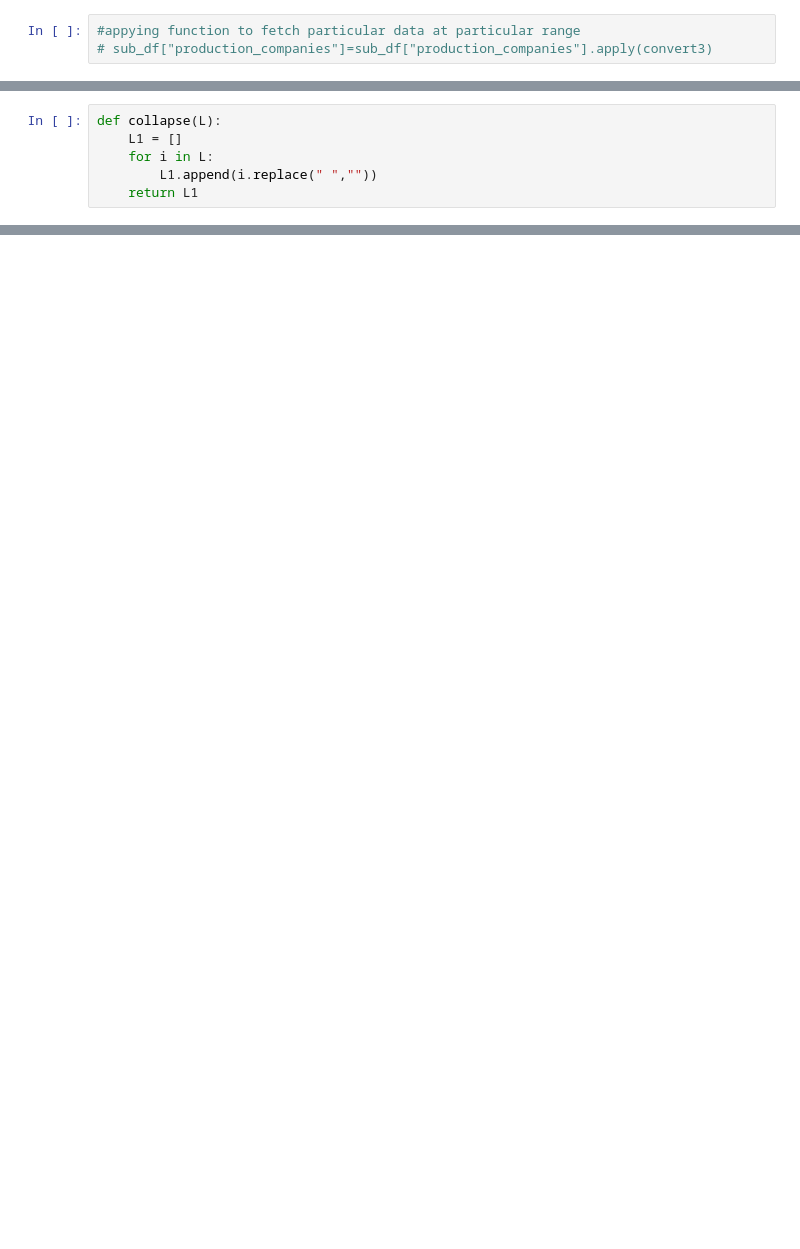
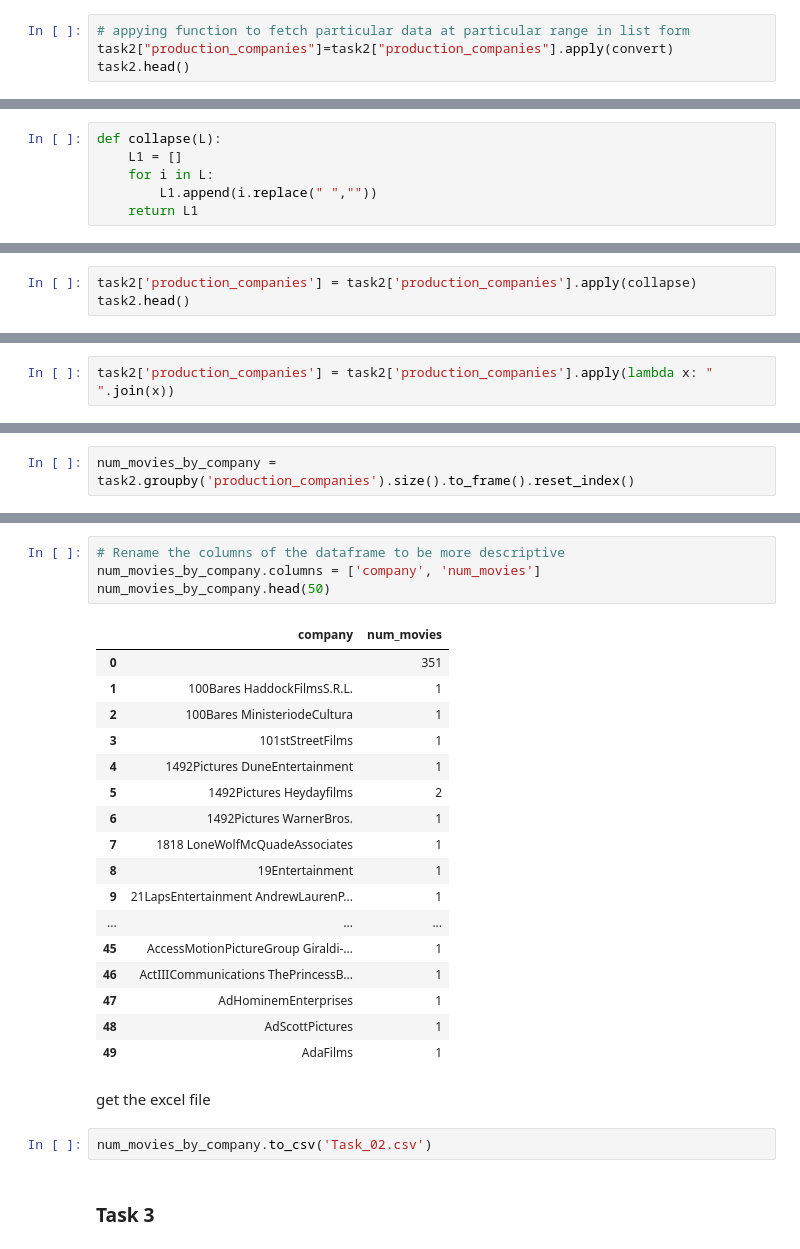
Before and after one commit to mananmani1/pf_training_repo, a Jupyter notebook: Movie_Recommendation_System.ipynb, the cells around one changed output, grey strips where cells are left out. Cells and saved outputs as stored; diff of their text form; blank space fills up the shorter version.

```diff
--- a/Movie_Recommendation_System.ipynb
+++ b/Movie_Recommendation_System.ipynb
@@ -37,3 +119,4 @@ def convert3(text):
 # %%
-#appying function to fetch particular data at particular range
-# sub_df["production_companies"]=sub_df["production_companies"].apply(convert3)
+# appying function to fetch particular data at particular range in list form
+task2["production_companies"]=task2["production_companies"].apply(convert)
+task2.head()
@@ -184,0 +138,3 @@ countries.head(3)
+# %%
+task2['production_companies'] = task2['production_companies'].apply(collapse)
+task2.head()
@@ -184,0 +148,2 @@ countries.head(3)
+# %%
+task2['production_companies'] = task2['production_companies'].apply(lambda x: " ".join(x))
@@ -184,0 +159,2 @@ countries.head(3)
+# %%
+num_movies_by_company = task2.groupby('production_companies').size().to_frame().reset_index()
@@ -184,0 +177,28 @@ countries.head(3)
+# %%
+# Rename the columns of the dataframe to be more descriptive
+num_movies_by_company.columns = ['company', 'num_movies']
+num_movies_by_company.head(50)
+# %% [output]
+|  | company | num_movies |
+| 0 |  | 351 |
+| 1 | 100Bares HaddockFilmsS.R.L. | 1 |
+| 2 | 100Bares MinisteriodeCultura | 1 |
+| 3 | 101stStreetFilms | 1 |
+| 4 | 1492Pictures DuneEntertainment | 1 |
+| 5 | 1492Pictures Heydayfilms | 2 |
+| 6 | 1492Pictures WarnerBros. | 1 |
+| 7 | 1818 LoneWolfMcQuadeAssociates | 1 |
+| 8 | 19Entertainment | 1 |
+| 9 | 21LapsEntertainment AndrewLaurenP... | 1 |
+| ... | ... | ... |
+| 45 | AccessMotionPictureGroup Giraldi-... | 1 |
+| 46 | ActIIICommunications ThePrincessB... | 1 |
+| 47 | AdHominemEnterprises | 1 |
+| 48 | AdScottPictures | 1 |
+| 49 | AdaFilms | 1 |
+# %% [markdown]
+get the excel file
+# %%
+num_movies_by_company.to_csv('Task_02.csv')
+# %% [markdown]
+### Task 3
```
Also changed, not shown: parts of 74 cells of this notebook, 1 other file.
